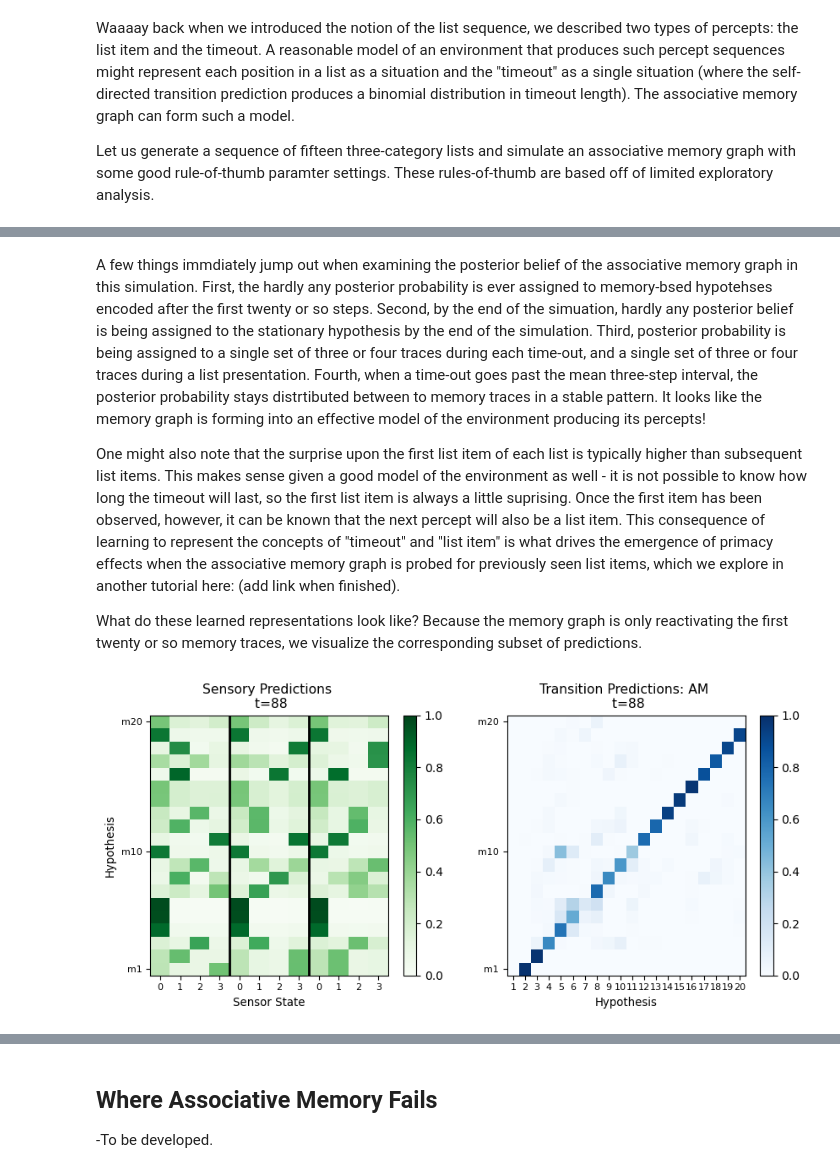
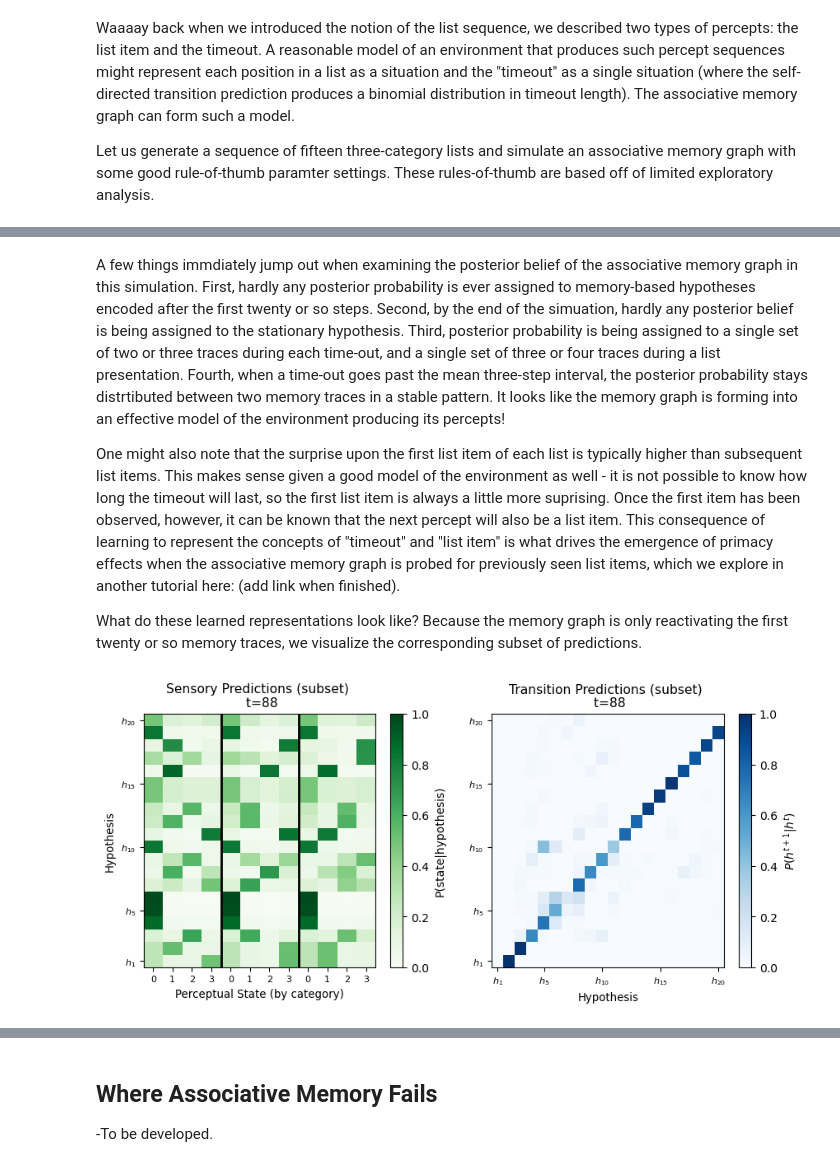
Before and after one commit to AntiPhoton47/projective_simulation, a Jupyter notebook: nbs/tutorials/learning_ps/01_Memory_Based_State_Estimators.ipynb, the cells around one changed output, grey strips where cells are left out. Cells and saved outputs as stored; diff of their text form; code cells hidden in the pictures.

```diff
--- a/nbs/tutorials/learning_ps/01_Memory_Based_State_Estimators.ipynb
+++ b/nbs/tutorials/learning_ps/01_Memory_Based_State_Estimators.ipynb
@@ -1329,47 +1144,23 @@ memory_filter_performance(long_sequence_AM.data_dic, Long_Sequence_List.percept_
 # %% [markdown]
-A few things immdiately jump out when examining the posterior belief of the associative memory graph in this simulation. First, the hardly any posterior probability is ever assigned to memory-bsed hypotehses encoded after the first twenty or so steps. Second, by the end of the simuation, hardly any posterior belief is being assigned to the stationary hypothesis by the end of the simulation. Third, posterior probability is being assigned to a single set of three or four traces during each time-out, and a single set of three or four traces during a list presentation. Fourth, when a time-out goes past the mean three-step interval, the posterior probability stays distrtibuted between to memory traces in a stable pattern. It looks like the memory graph is forming into an effective model of the environment producing its percepts!
+A few things immdiately jump out when examining the posterior belief of the associative memory graph in this simulation. First, hardly any posterior probability is ever assigned to memory-based hypotheses encoded after the first twenty or so steps. Second, by the end of the simuation, hardly any posterior belief is being assigned to the stationary hypothesis. Third, posterior probability is being assigned to a single set of two or three traces during each time-out, and a single set of three or four traces during a list presentation. Fourth, when a time-out goes past the mean three-step interval, the posterior probability stays distrtibuted between two memory traces in a stable pattern. It looks like the memory graph is forming into an effective model of the environment producing its percepts!
 
-One might also note that the surprise upon the first list item of each list is typically higher than subsequent list items. This makes sense given a good model of the environment as well - it is not possible to know how long the timeout will last, so the first list item is always a little suprising. Once the first item has been observed, however, it can be known that the next percept will also be a list item. This consequence of learning to represent the concepts of "timeout" and "list item" is what drives the emergence of primacy effects when the associative memory graph is probed for previously seen list items, which we explore in another tutorial here: (add link when finished).
+One might also note that the surprise upon the first list item of each list is typically higher than subsequent list items. This makes sense given a good model of the environment as well - it is not possible to know how long the timeout will last, so the first list item is always a little more suprising. Once the first item has been observed, however, it can be known that the next percept will also be a list item. This consequence of learning to represent the concepts of "timeout" and "list item" is what drives the emergence of primacy effects when the associative memory graph is probed for previously seen list items, which we explore in another tutorial here: (add link when finished).
 
 What do these learned representations look like? Because the memory graph is only reactivating the first twenty or so memory traces, we visualize the corresponding subset of predictions.
 # %%
 #Visualize sensory predictions of LTM with and without memory consolodation
 fig, (ax1, ax2) = plt.subplots(1, 2, figsize=(10, 4))
 
 #Sensory Predictions
-plot_heatmap(
-    long_sequence_AM.sensory_predictions[:20,:],
-    title = "Sensory Predictions (Subset) \n t=88",
-    xlabel = "Sensor State",
-    xtick_labels= ["0","1","2","3"]  * 3,
-    ylabel = "Hypothesis",
-    yticks = [0.5,9.5,19.5],
-    ytick_labels= ["m1","m10", "m20"],
-    color = "Greens",
-    label_scale = 0.8,
-    vmin = 0.,
-    vmax = 1., #sets scale of colorbar
-    ax = ax1,
-    category_sizes = long_sequence_category_sizes)
+long_sequence_AM.show_sensory_predictions(stop_hypothesis=20,**{'title': "Sensory Predictions (subset) \n t=88","label_scale": 0.8,"ax": ax1})
 
 #Transition Predictions
-plot_heatmap(
-    long_sequence_AM.transition_predictions[:20,:20],
-    title = "Transition Predictions (Subset) \n t=88",
-    xlabel = "Hypothesis",
-    ylabel = None,
-    yticks = [0.5,9.5,19.5],
-    ytick_labels= ["m1","m10", "m20"],
-    color = "Blues",
-    label_scale = 0.8,
-    vmin = 0.,
-    vmax = 1., #sets scale of colorbar
-    ax = ax2)
+long_sequence_AM.show_transition_predictions(stop_hypothesis=20,**{'title': "Transition Predictions (subset) \n t=88","label_scale": 0.8,"ylabel": None,"ax": ax2})
 
 plt.tight_layout
 pass
 # %% [output]
-[figure, old version]
+[figure, new version]
 # %% [markdown]
 One can see how the memory traces from the first timeout (hypotheses 4-6) have come to represent the concept of a timeout more generally (with some assistance from hypothesis ten - which initially encoded the start of the second timeout). By learning to predict transitions back to hypothesis 5 and 6, the memory graph has grown closer to representing a model for the binomially distributed timeout lengths.
 
```
Also changed, not shown: parts of 65 cells of this notebook, 9 other files.
